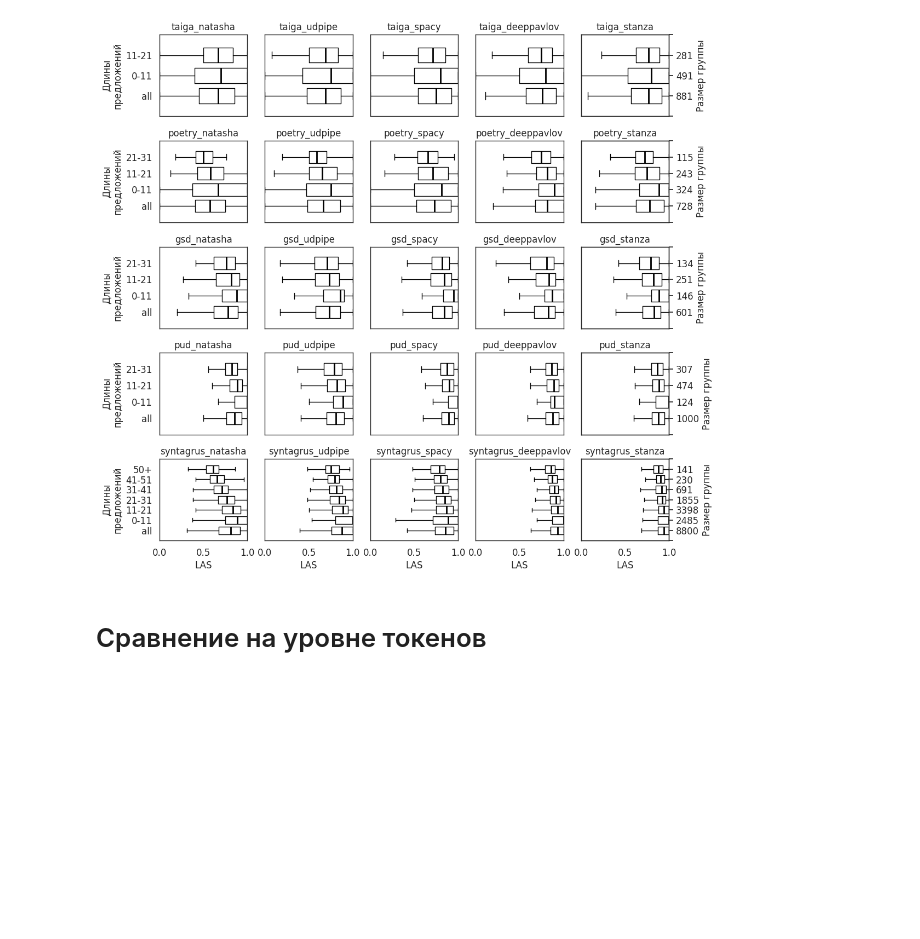
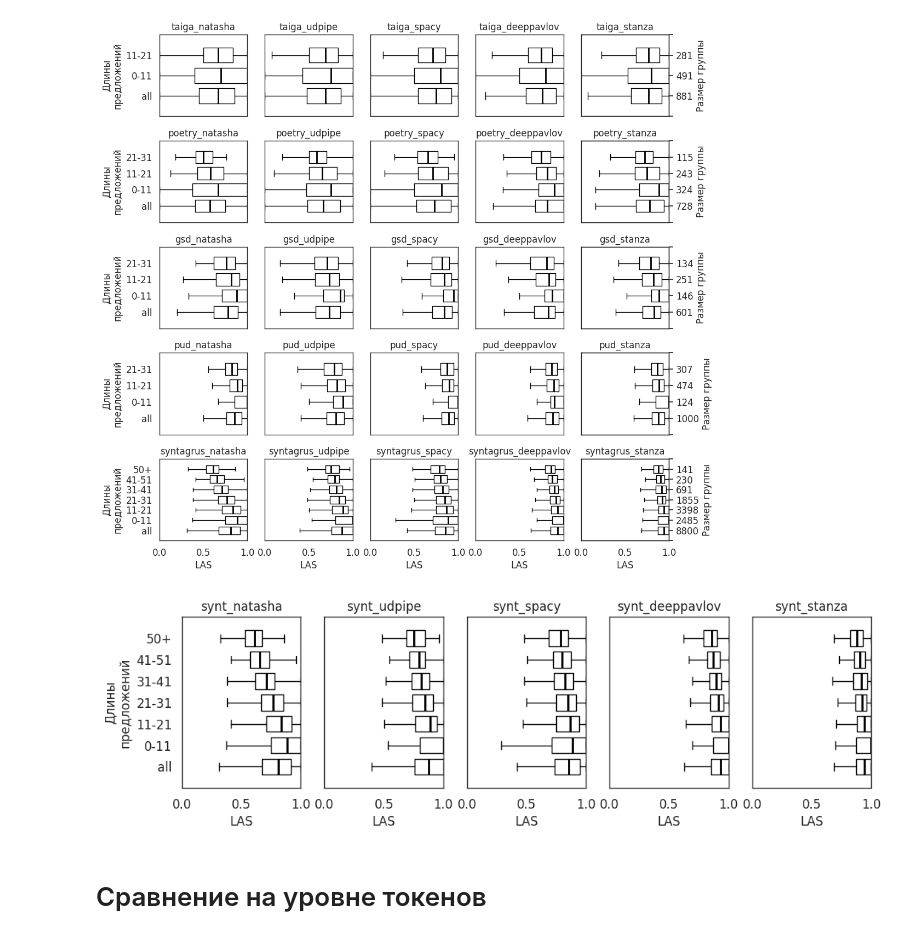
Before and after one commit to Derinhelm/parser_stat, a Jupyter notebook: Russian_parser_statistics.ipynb, the cells around one changed output. Cells and saved outputs as stored; diff of their text form; code cells hidden in the pictures; blank space fills up the shorter version.

```diff
--- a/Russian_parser_statistics.ipynb
+++ b/Russian_parser_statistics.ipynb
@@ -997,6 +998,49 @@ plt.savefig("/content/pics/depth_las_boxplots.jpg", format='jpg', dpi=300, bbox_
 #plt.legend()
 # %% [output]
 [figure]
+# %%
+f, axs = plt.subplots(1, len(parser_names), sharex=True, figsize=(12, 3))
+plt.subplots_adjust(wspace=0.2, hspace=0.3)
+left, right = -1, 7
+min_value_border = 100
+tr = 'syntagrus'
+sent_amount_labels = []
+sent_amount_labels.append(str(len(be_treebanks[tr])))
+y_labels = ["all"]
+size_labels = [sent_amount_labels[-1]]
+for border_i, (left_border, right_border) in enumerate([(0, 11), (11, 21), (21, 31), (31, 41), (41, 51), (51, 1000000)]):
+  sent_amount_labels.append(str(len([s_i for s_i, s in enumerate(be_treebanks[tr].values())
+                          if len(s) >= left_border and len(s) < right_border])))
+  if int(sent_amount_labels[-1]) >= min_value_border:
+      y_labels.append(f"{left_border}-{right_border}" if left_border != 51 else "50+")
+      size_labels.append(sent_amount_labels[-1])
+for p_i, p in enumerate(parser_names):
+
+  axs[p_i].boxplot(align_las_f[tr][p], positions=[0], orientation='horizontal', showfliers=False, widths=0.75,
+                          medianprops={'linewidth':2.0, 'color':'black'})
+  for border_i, (left_border, right_border) in enumerate([(0, 11), (11, 21), (21, 31), (31, 41), (41, 51), (51, 1000000)]):
+      if int(sent_amount_labels[border_i + 1]) >= min_value_border:
+          d = align_las_f[tr][p].loc[[s_i for s_i, s in enumerate(be_treebanks[tr].values())
+                                                if len(s) >= left_border and len(s) < right_border]]
+          axs[p_i].boxplot(d, positions=[border_i + 1], orientation='horizontal', showfliers=False,
+                              widths=0.75, medianprops={'linewidth':2.0, 'color':'black'})
+      axs[p_i].set_yticks(range(len(y_labels)), labels=y_labels)
+      axs[p_i].set_xlim(0.0, 1.0)
+      axs[p_i].set_ylim(left, len(y_labels))
+      axs[p_i].set_title(f"synt_{p}")
+  if p_i != 0:
+      axs[p_i].set_yticks([])
+  axs[p_i].set_xlabel("LAS")
+
+axs[0].set_ylabel("Длины\nпредложений")
+
+#ax2 = axs[-1].twinx()  # instantiate a second Axes that shares the same x-axis
+#ax2.set_yticks(range(left, len(size_labels) + 1), labels= [""] + size_labels + [""])
+#ax2.set_ylabel("Размер группы")
+plt.savefig("/content/pics/depth_las_boxplots_prez.eps", format='eps', dpi=300, bbox_inches='tight')
+#plt.legend()
+# %% [output]
+[figure, added]
 # %% [markdown]
 # Сравнение на уровне токенов
 # %% [markdown]
```
Also changed, not shown: parts of 11 cells of this notebook.
